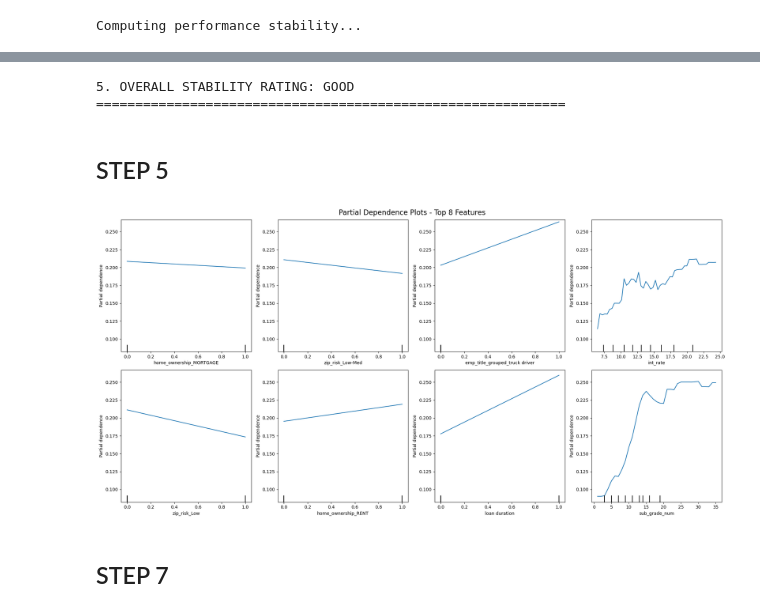
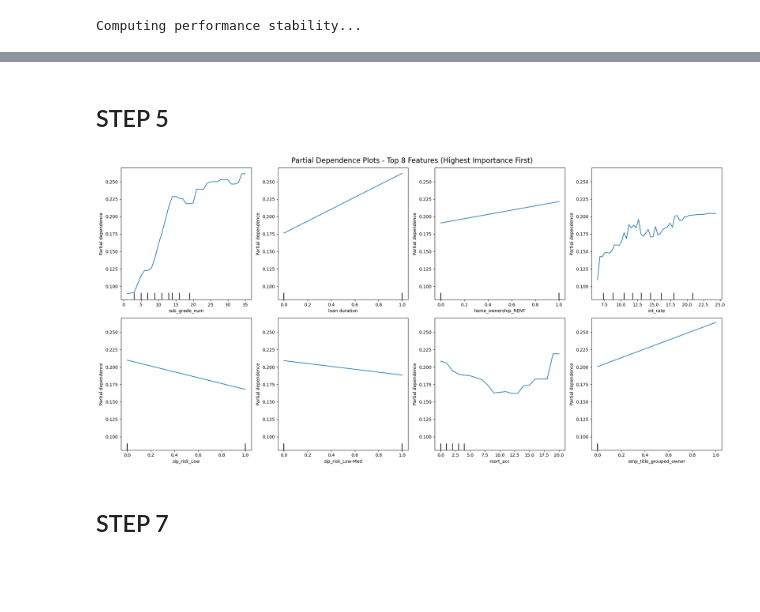
Before and after one commit to maximotk/explainable-credit-scoring, a Jupyter notebook: eda.ipynb, the cells around one changed output, grey strips where cells are left out. Cells and saved outputs as stored; diff of their text form; code cells hidden in the pictures; blank space fills up the shorter version.

```diff
--- a/eda.ipynb
+++ b/eda.ipynb
@@ -1879,22 +1416,30 @@ stability_matrix = compute_feature_importance_stability(xgb_model, X_train, y_tr
 # %%
+feature_names = X_train.columns
+
 # Calculate stability metrics
 importance_mean = stability_matrix.mean(axis=0)
 importance_std = stability_matrix.std(axis=0)
-stability_coefficient = importance_std / (importance_mean + 1e-8)  # Coefficient of variation
+stability_coefficient = importance_std / (
+    importance_mean + 1e-8
+)  # Coefficient of variation
 
 # Create stability plot
 plt.figure(figsize=(12, 8))
 indices = np.argsort(importance_mean)[-10:]  # Top 10 features
 
-plt.errorbar(range(len(indices)),
-             importance_mean[indices],
-             yerr=importance_std[indices],
-             fmt='o', capsize=5, capthick=2)
+plt.errorbar(
+    range(len(indices)),
+    importance_mean[indices],
+    yerr=importance_std[indices],
+    fmt="o",
+    capsize=5,
+    capthick=2,
+)
 
 plt.xticks(range(len(indices)), [feature_names[i] for i in indices], rotation=45)
-plt.ylabel('Feature Importance')
-plt.xlabel('Features')
-plt.title('Feature Importance Stability (Mean ± Std)')
+plt.ylabel("Feature Importance")
+plt.xlabel("Features")
+plt.title("Feature Importance Stability (Mean ± Std)")
 plt.grid(True, alpha=0.3)
 plt.tight_layout()
 plt.show()
@@ -1903,5 +1448,7 @@ plt.show()
 print("Feature Stability Analysis:")
 print("-" * 50)
 for i, idx in enumerate(np.argsort(stability_coefficient)[:10]):  # Most stable features
-    print(f"{feature_names[idx]}: CV = {stability_coefficient[idx]:.4f} (Mean: {importance_mean[idx]:.4f})")
+    print(
+        f"{feature_names[idx]}: CV = {stability_coefficient[idx]:.4f} (Mean: {importance_mean[idx]:.4f})"
+    )
 # %% [output]
@@ -2112,57 +1685,38 @@ COMPREHENSIVE STABILITY ANALYSIS REPORT
-# %%
-if np.mean(stability_coefficient) < 0.1:
-    stability_rating = "EXCELLENT"
-elif np.mean(stability_coefficient) < 0.2:
-    stability_rating = "GOOD"
-elif np.mean(stability_coefficient) < 0.3:
-    stability_rating = "MODERATE"
-else:
-    stability_rating = "POOR"
-
-print(f"\n5. OVERALL STABILITY RATING: {stability_rating}")
-print("="*60)
-# %% [output]
-5. OVERALL STABILITY RATING: GOOD
-============================================================
 # %% [markdown]
 ## STEP 5
 # %%
-from sklearn.inspection import PartialDependenceDisplay
-import matplotlib.pyplot as plt
-import numpy as np
-
 def create_partial_dependence_plots(model, X_test, n_features=8):
     """Create partial dependence plots for top N most important features"""
 
     feature_importance = model.feature_importances_
     feature_names = X_test.columns.tolist()
 
-    # Get top N features
-    top_indices = np.argsort(feature_importance)[-n_features:]
+    # Get top N features - reverse to get highest importance first
+    top_indices = np.argsort(feature_importance)[-n_features:][::-1]
     top_features = [feature_names[i] for i in top_indices]
 
     # Create plots
     fig, axes = plt.subplots(2, 4, figsize=(20, 10))
 
     display = PartialDependenceDisplay.from_estimator(
         model,
         X_test,
         features=top_features,
         ax=axes.ravel(),
         n_jobs=-1,
         grid_resolution=50,
-        random_state=42
+        random_state=42,
     )
 
-    plt.suptitle(f'Partial Dependence Plots - Top {n_features} Features', fontsize=16)
+    plt.suptitle(f"Partial Dependence Plots - Top {n_features} Features (Highest Importance First)", fontsize=16)
     plt.tight_layout()
     plt.show()
 
     return display, top_features
 
 display, top_features = create_partial_dependence_plots(xgb_model, X_test, n_features=8)
 # %% [output]
-[figure, old version]
+[figure, new version]
 # %% [markdown]
 ## STEP 7
 # %%
```
Also changed, not shown: parts of 44 cells of this notebook, 1 other file.
